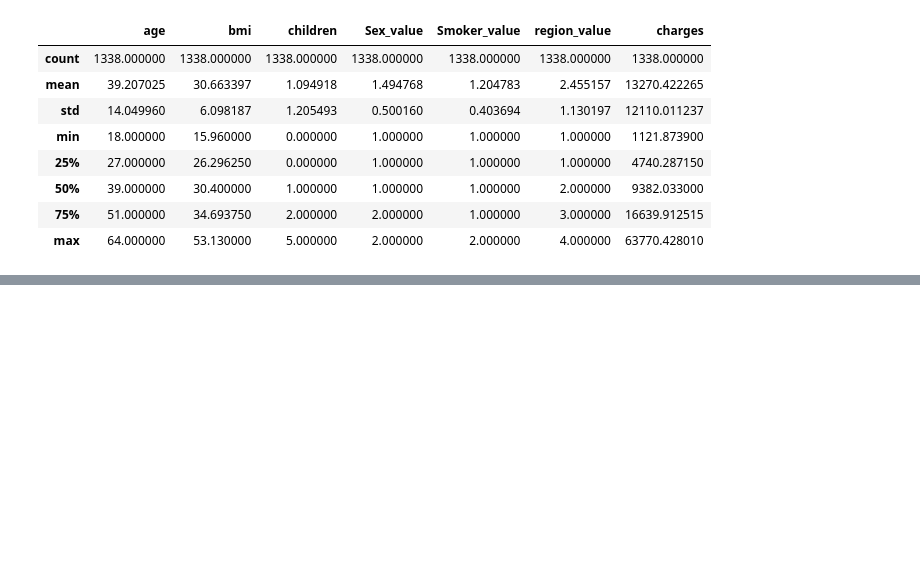
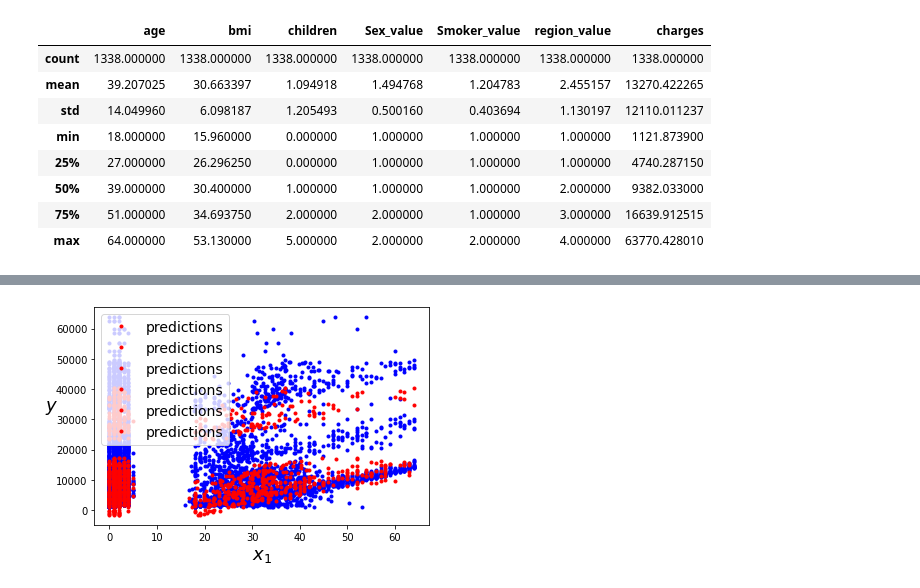
Before and after one commit to SeisCaras/Proyecto1_aprendizaje, a Jupyter notebook: seguros.ipynb, the cells around one changed output, grey strips where cells are left out. Drawn from its saved outputs; the diff is of its cells as text; code cells hidden in the pictures; blank space fills up the shorter version.

```diff
--- a/seguros.ipynb
+++ b/seguros.ipynb
@@ -137,0 +112,20 @@ plt.show()
+# %%
+X_train = []
+y_train = []
+
+X_test = []
+y_test = []
+
+for i in range(len(df)):
+    if i <= int(len(df) * 0.8) :
+        X_train.append(X[i])
+        y_train.append(y[i])
+    elif  i > int(len(df) * 0.8) :
+        y_test.append(y[i])
+        X_test.append(X[i])
+
+
+X_train = np.array(X_train)
+y_train = np.array(y_train)
+y_test  = np.array(y_test)
+X_test = np.array(X_test)
@@ -137,0 +169,9 @@ plt.show()
+# %%
+plt.plot(X, y, 'b.')
+plt.plot(X_test, y_predict, 'r.', linewidth=2, label="predictions")
+plt.xlabel('$x_1$', fontsize=18)
+plt.ylabel('$y$', rotation=0, fontsize=18)
+plt.legend(loc='upper left', fontsize=14)
+plt.show()
+# %% [output]
+[figure, added]
```
Also changed, not shown: parts of 23 cells of this notebook.
